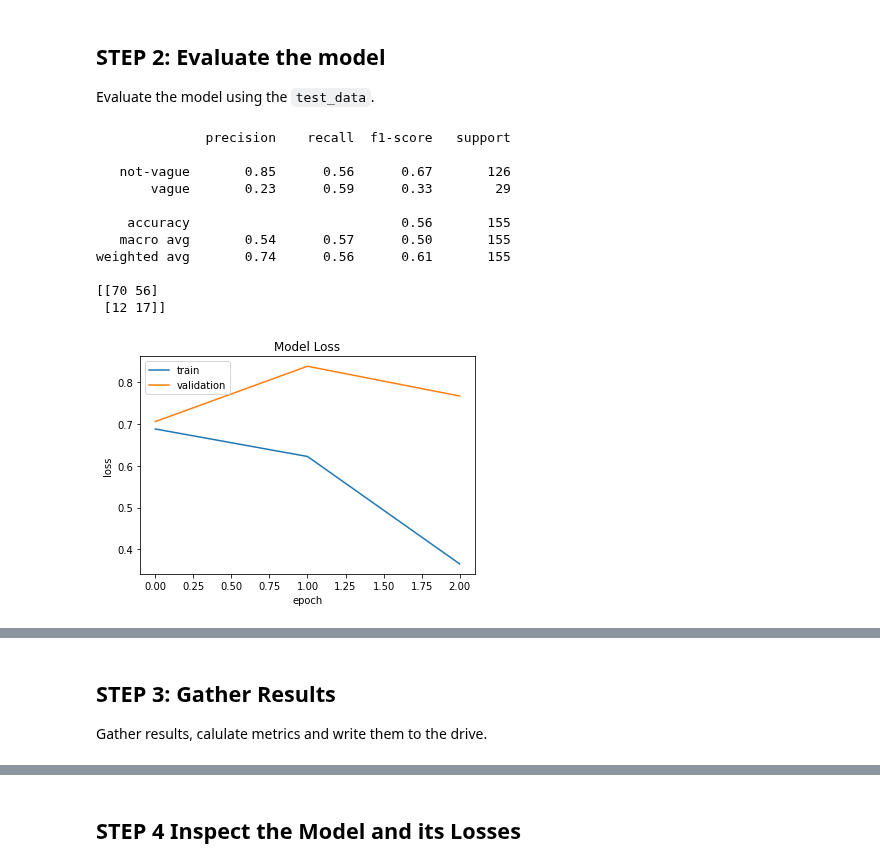
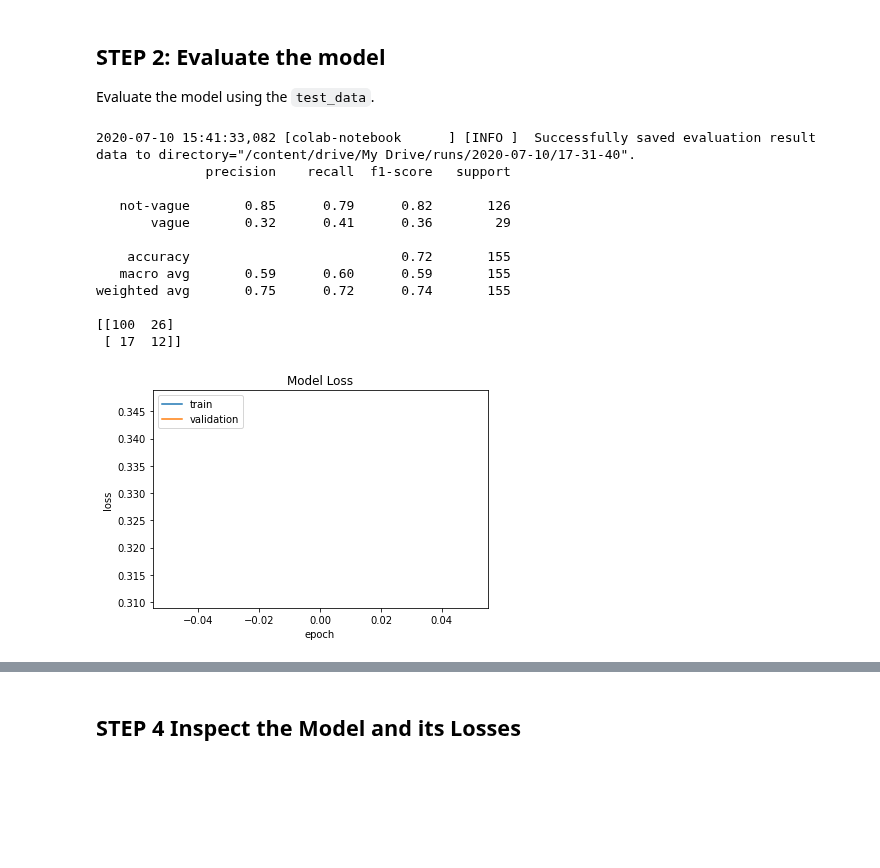
Before and after one commit to HaaLeo/vague-requirements-scripts, a Jupyter notebook: colab-notebooks/BERT.ipynb, the cells around one changed output, grey strips where cells are left out. Drawn from its saved outputs; the diff is of its cells as text; code cells hidden in the pictures; blank space fills up the shorter version.

```diff
--- a/colab-notebooks/BERT.ipynb
+++ b/colab-notebooks/BERT.ipynb
@@ -54,8 +56,8 @@ RANDOM_STATE = 1  #@param {type:"integer"}
 RESAMPLING_STRATEGY = 'random_downsampling'#@param ["random_downsampling", "random_upsampling"]
 
 KFOLD_SPLITS = 10 #@param {type:"integer"}
-LEARNING_RATE = 5e-5 #@param {type:"number"}
-EPOCHS = 3 #@param {type:"integer"}
+LEARNING_RATE = 1e-5 #@param {type:"number"}
+EPOCHS =  1#@param {type:"integer"}
 MODEL_NAME = 'distilbert-base-uncased' #@param {type:"string"}
 MAX_LEN = 256 #@param {type:"integer"}
 BATCH_SIZE = 6 #@param {type:"integer"}
@@ -322,22 +444,21 @@ Epoch 3/3
 ## STEP 2: Evaluate the model
 Evaluate the model using the `test_data`.
 # %%
-train_result = learner.validate(class_names=t.get_classes(), val_data=train_data, print_report=False)
-val_result = learner.validate(class_names=t.get_classes(), val_data=val_data, print_report=False)
-test_result = learner.validate(class_names=t.get_classes(), val_data=test_data)
+test_result = learner.validate(class_names=CLASS_NAMES, val_data=test_data)
 print(test_result)
 learner.plot('loss')
 LOGGER.info('Successfully validated test set.')
 # %% [output]
+2020-07-10 15:41:33,082 [colab-notebook      ] [INFO ]  Successfully saved evaluation result data to directory="/content/drive/My Drive/runs/2020-07-10/17-31-40".
               precision    recall  f1-score   support
 
-   not-vague       0.85      0.56      0.67       126
-       vague       0.23      0.59      0.33        29
+   not-vague       0.85      0.79      0.82       126
+       vague       0.32      0.41      0.36        29
 
-    accuracy                           0.56       155
-   macro avg       0.54      0.57      0.50       155
-weighted avg       0.74      0.56      0.61       155
+    accuracy                           0.72       155
+   macro avg       0.59      0.60      0.59       155
+weighted avg       0.75      0.72      0.74       155
 
-[[70 56]
- [12 17]]
+[[100  26]
+ [ 17  12]]
-[figure, old version]
+[figure, new version]
@@ -345,4 +465,0 @@ weighted avg       0.74      0.56      0.61       155
-# %% [markdown]
-## STEP 3: Gather Results
-
-Gather results, calulate metrics and write them to the drive.
```
Also changed, not shown: parts of 20 cells of this notebook.
